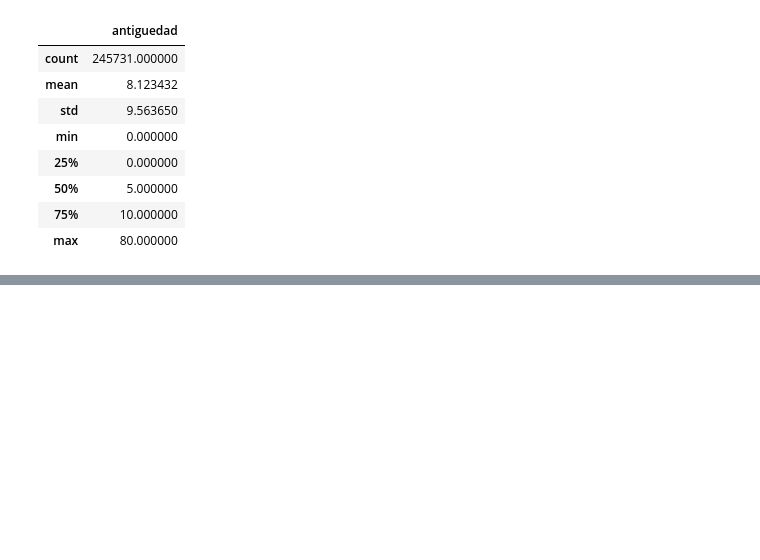
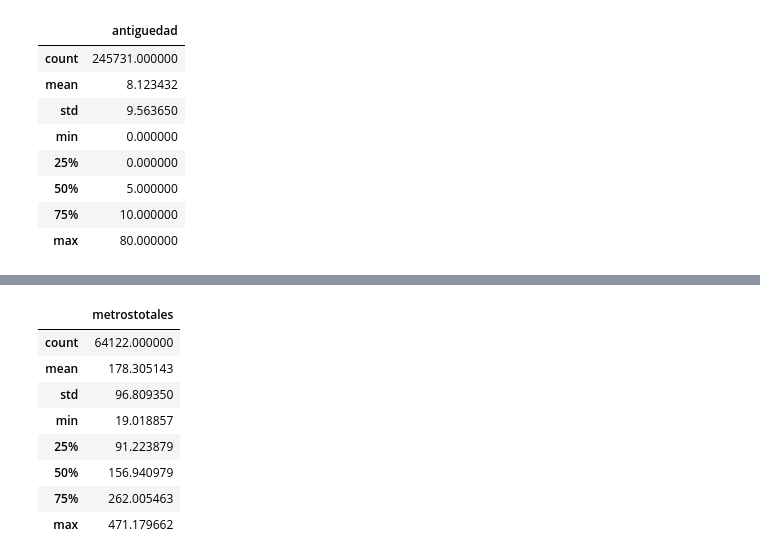
Before and after one commit to rozanecm/7506_tp2_2c2019, a Jupyter notebook: notebooks/fillna with ml by rozanecm.ipynb, the cells around one changed output, grey strips where cells are left out. Drawn from its saved outputs; the diff is of its cells as text; code cells hidden in the pictures; blank space fills up the shorter version.

```diff
--- a/notebooks/fillna with ml by rozanecm.ipynb
+++ b/notebooks/fillna with ml by rozanecm.ipynb
@@ -885,0 +907,14 @@ beep()
+# %%
+from sklearn.model_selection import GridSearchCV
+import lightgbm as lgb
+gbm = lgb.LGBMRegressor(silent=False)
+
+param_dist = {"max_depth": [25,50, 75],
+              "learning_rate" : [0.01,0.05,0.1],
+              "num_leaves": [300,900,1200],
+              "n_estimators": [50,100,200]
+             }
+
+grid_search = GridSearchCV(gbm, n_jobs=-1, param_grid=param_dist, cv = 3, scoring="neg_mean_absolute_error", verbose=5)
+grid_search.fit(train_metrostotales.drop(['id','fecha','titulo', 'descripcion', 'direccion',target_variable],axis=1), train_metrostotales[target_variable])
+grid_search.best_estimator_
@@ -885,0 +934,26 @@ beep()
+# %%
+gbm_optimized = grid_search.best_estimator_
+# %%
+gbm_optimized.fit(train_metrostotales.drop(['id','fecha','titulo', 'descripcion', 'direccion',target_variable],axis=1), train_metrostotales[target_variable],
+                  sample_weight=None, init_score=None, eval_set=None, eval_names=None,
+                  eval_sample_weight=None, eval_init_score=None, eval_metric='mae', early_stopping_rounds=None,
+                  verbose=False, feature_name='auto', categorical_feature=['tipodepropiedad', 'ciudad','provincia'], callbacks=None)
+
+
+# prediciendo valores posta...
+predictions_metrostotales = gbm_optimized.predict(test_metrostotales.drop(['id','fecha','titulo', 'descripcion', 'direccion',target_variable],axis=1),
+                                                  num_iteration=gbm_optimized.best_iteration_)
+# %%
+test_metrostotales.loc[:,target_variable] = predictions_metrostotales
+# %%
+test_metrostotales[[target_variable]].describe()
+# %% [output]
+|  | metrostotales |
+| count | 64122.000000 |
+| mean | 178.305143 |
+| std | 96.809350 |
+| min | 19.018857 |
+| 25% | 91.223879 |
+| 50% | 156.940979 |
+| 75% | 262.005463 |
+| max | 471.179662 |
```
Also changed, not shown: parts of 11 cells of this notebook, 1 other file.
